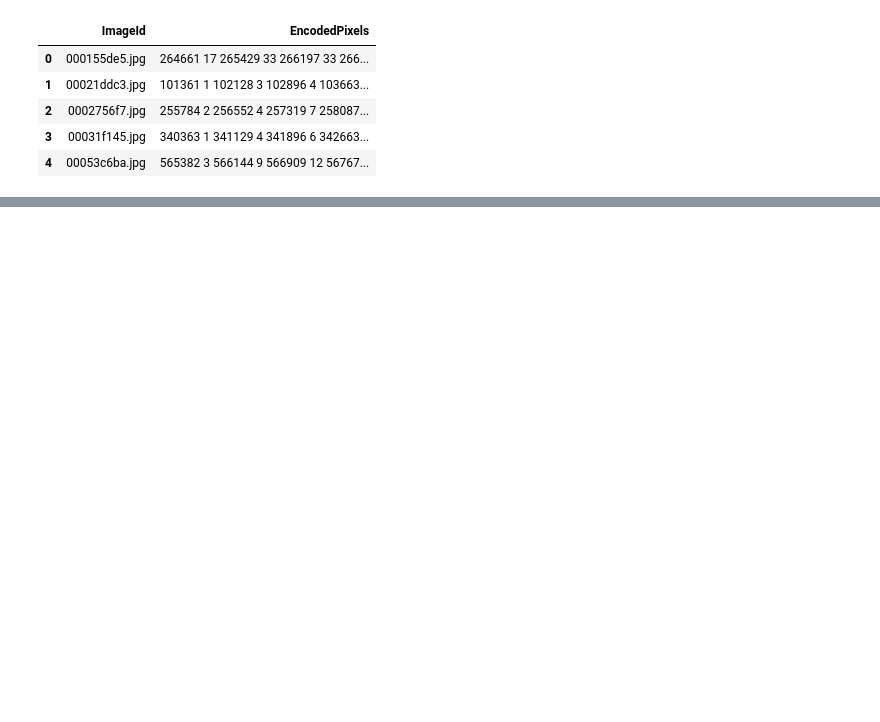
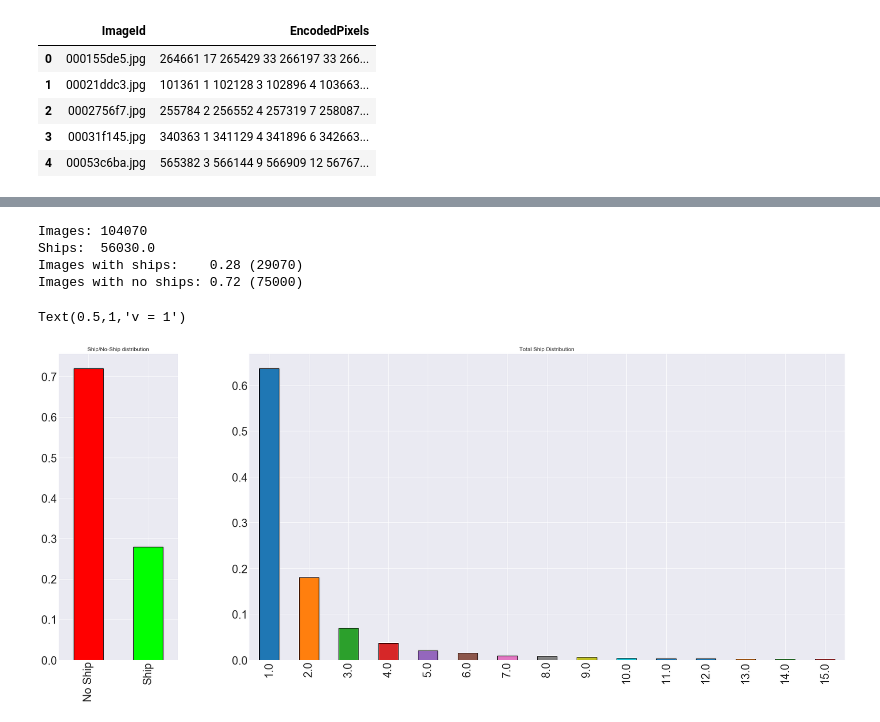
Before and after one commit to alexcampos09/Airbus-Ship-Kaggle-Competition, a Jupyter notebook: Modeling.ipynb, the cells around one changed output, grey strips where cells are left out. Saved outputs shown, nothing was run; the diff lists cells and outputs as text; code cells hidden in the pictures; blank space fills up the shorter version.

```diff
--- a/Modeling.ipynb
+++ b/Modeling.ipynb
@@ -164,0 +186,3 @@ for axes in axes_list:
+# %%
+df = pd.read_csv('train_ship_segmentations.csv')
+df.info()
@@ -164,0 +197,3 @@ for axes in axes_list:
+# %%
+df['HasShip'] = df['EncodedPixels'].notnull()
+df.head()
@@ -164,0 +207,3 @@ for axes in axes_list:
+# %%
+df = df.groupby("ImageId").agg({'HasShip': ['first', 'sum']})
+df.columns = ['HasShip', 'TotalShips']
@@ -164,0 +220,30 @@ for axes in axes_list:
+# %%
+total = len(df)
+ship = df['HasShip'].sum()
+no_ship = total - ship
+total_ships = df['TotalShips'].sum()
+# %%
+print(f"Images: {total} \nShips:  {total_ships}")
+print(f"Images with ships:    {round(ship/total,2)} ({ship})")
+print(f"Images with no ships: {round(no_ship/total,2)} ({no_ship})")
+# %% [output]
+Images: 104070
+Ships:  56030.0
+Images with ships:    0.28 (29070)
+Images with no ships: 0.72 (75000)
+# %%
+fig, axes = plt.subplots(1, 2, figsize=(30,12), gridspec_kw={'width_ratios':[1, 5]})
+
+ax.set_title('v = 1',fontweight="bold", size=100)
+
+ship_ratio = df['HasShip'].value_counts()/total
+ship_ratio = ship_ratio.rename(index={True: "Ship", False: "No Ship"})
+ship_ratio.plot.bar(ax=axes[0], color=['red', 'lime'], title="Ship/No-Ship distribution")
+
+total_ship_distribution = df.loc[df['HasShip'], 'TotalShips'].value_counts() / ship
+total_ship_distribution.plot(kind='bar', ax=axes[1], title="Total Ship Distribution")
+
+ax.set_title('v = 1',fontweight="bold", size=200)
+# %% [output]
+Text(0.5,1,'v = 1')
+[figure, added]
```
Also changed, not shown: parts of 20 cells of this notebook, 1 other file.
